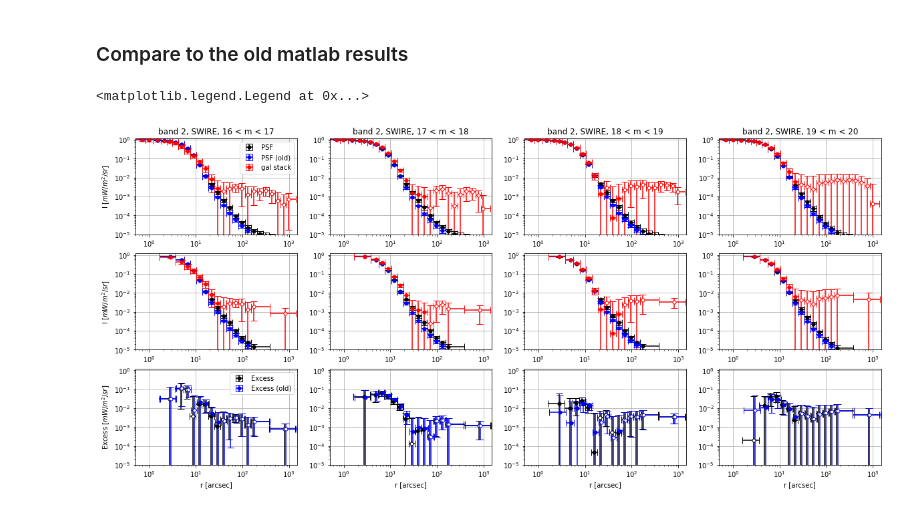
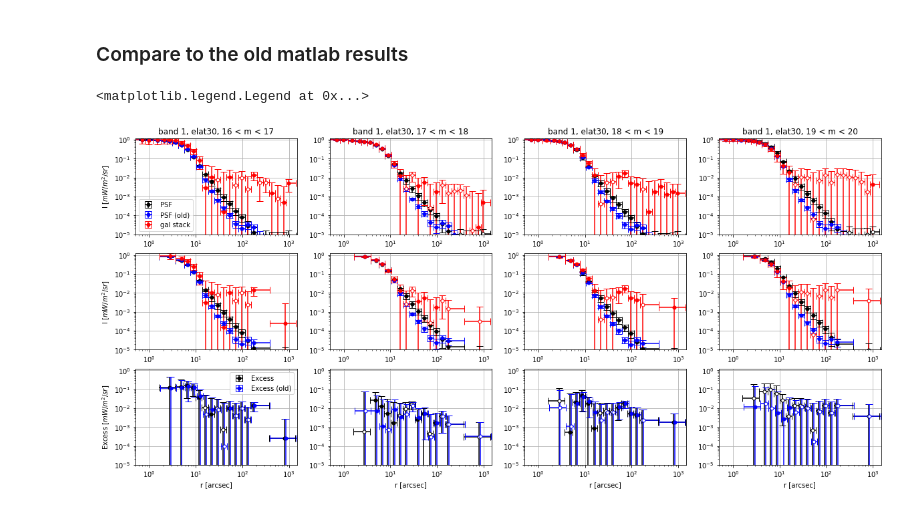
Before and after one commit to yuntingcheng/python_ciber, a Jupyter notebook: stack_modelfit/psf.ipynb, the cells around one changed output. Cells and saved outputs as stored; diff of their text form; code cells hidden in the pictures.

```diff
--- a/stack_modelfit/psf.ipynb
+++ b/stack_modelfit/psf.ipynb
@@ -63,8 +63,8 @@ for inst in [1,2]:
 from stack import *
 from psfstack import *
 
-inst = 2
-ifield = 8
+inst = 1
+ifield = 5
 
 fname = mypaths['alldat'] + 'TM'+ str(inst) + \
 '/psfdata_synth_%s.pkl'%(fieldnamedict[ifield])
@@ -123,31 +123,31 @@ for im,(m_min,m_max) in enumerate(zip(magbindict['m_min'],magbindict['m_max'])):
                  ax=ax[2][im], color='k',label='Excess')
 
     ex = stackdat['BGsub']['profcbsub']/scaleg - np.array(data['profpsfcb'])
     ex_err = np.sqrt(np.diag(stackdat['excov']['profcbsub'])/scaleg**2 +\
                      np.diag(data['covpsfcb'])/scalecb**2)
 
     plot_err_log(profdat['rsubbins']*1.03,
                  ex,
                  ex_err,
                  ax=ax[2][im], color='b',label='Excess (old)')
 
     ax[0][im].set_ylim([1e-5,1.2])
     ax[0][im].set_xlim([5e-1,1.5e3])
     ax[0][im].grid()
     ax[1][im].set_ylim([1e-5,1.2])
     ax[1][im].set_xlim([5e-1,1.5e3])
     ax[1][im].grid()
     ax[2][im].set_ylim([1e-5,1.2])
     ax[2][im].set_xlim([5e-1,1.5e3])
     ax[2][im].grid()
     ax[0][im].set_title('band %d, %s, %d < m < %d'%(inst, fieldnamedict[ifield],m_min, m_max))
     ax[-1][im].set_xlabel('r [arcsec]')
 ax[0][0].set_ylabel('I [$mW/m^2/sr$]')
 ax[1][0].set_ylabel('I [$mW/m^2/sr$]')
 ax[2][0].set_ylabel('Excess [$mW/m^2/sr$]')
 
 ax[0][0].legend()
 ax[2][0].legend()
 # %% [output]
 <matplotlib.legend.Legend at 0x...>
-[figure, old version]
+[figure, new version]
```
Also changed, not shown: 6 other files.
